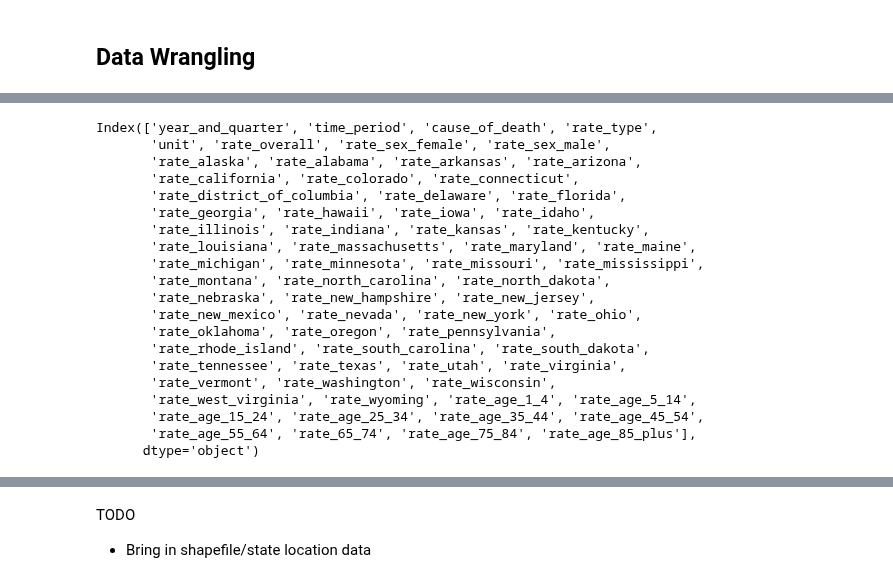
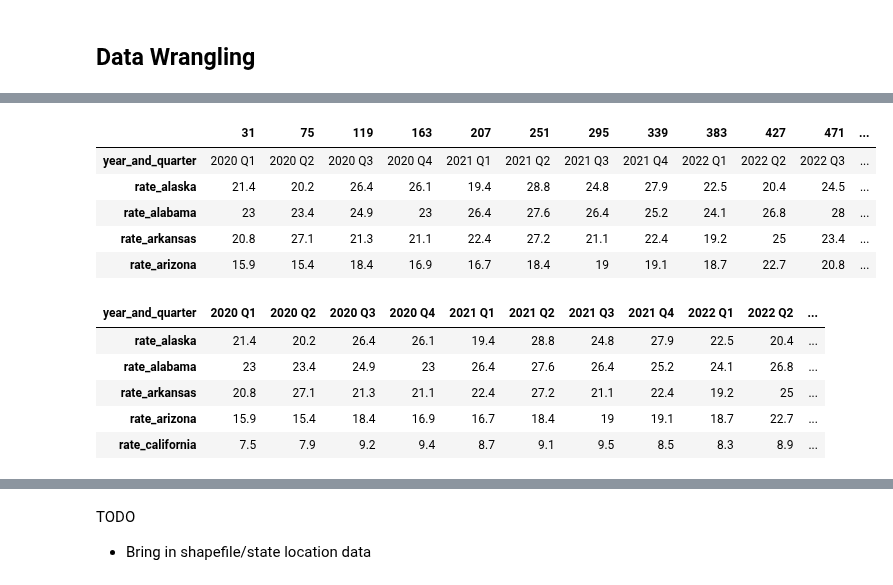
Before and after one commit to andrewbowen19/storiesDATA608, a Jupyter notebook: story3.ipynb, the cells around one changed output, grey strips where cells are left out. Cells and saved outputs as stored; diff of their text form; code cells hidden in the pictures.

```diff
--- a/story3.ipynb
+++ b/story3.ipynb
@@ -46,23 +58,37 @@ df.loc[df.cause_of_death == "Firearm-related injury"]
+# %%
+state_cols = ['year_and_quarter', 'rate_alaska', 'rate_alabama', 'rate_arkansas', 'rate_arizona',
+       'rate_california', 'rate_colorado', 'rate_connecticut',
+       'rate_district_of_columbia', 'rate_delaware', 'rate_florida',
+       'rate_georgia', 'rate_hawaii', 'rate_iowa', 'rate_idaho',
+       'rate_illinois', 'rate_indiana', 'rate_kansas', 'rate_kentucky',
+       'rate_louisiana', 'rate_massachusetts', 'rate_maryland', 'rate_maine',
+       'rate_michigan', 'rate_minnesota', 'rate_missouri', 'rate_mississippi',
+       'rate_montana', 'rate_north_carolina', 'rate_north_dakota',
+       'rate_nebraska', 'rate_new_hampshire', 'rate_new_jersey',
+       'rate_new_mexico', 'rate_nevada', 'rate_new_york', 'rate_ohio',
+       'rate_oklahoma', 'rate_oregon', 'rate_pennsylvania',
+       'rate_rhode_island', 'rate_south_carolina', 'rate_south_dakota',
+       'rate_tennessee', 'rate_texas', 'rate_utah', 'rate_virginia',
+       'rate_vermont', 'rate_washington', 'rate_wisconsin',
+       'rate_west_virginia', 'rate_wyoming', 'rate_overall']
+df = df[state_cols].transpose()
+df.head()
+# %% [output]
+|  | 31 | 75 | 119 | 163 | 207 | 251 | 295 | 339 | 383 | 427 | 471 | ... |
+| year_and_quarter | 2020 Q1 | 2020 Q2 | 2020 Q3 | 2020 Q4 | 2021 Q1 | 2021 Q2 | 2021 Q3 | 2021 Q4 | 2022 Q1 | 2022 Q2 | 2022 Q3 | ... |
+| rate_alaska | 21.4 | 20.2 | 26.4 | 26.1 | 19.4 | 28.8 | 24.8 | 27.9 | 22.5 | 20.4 | 24.5 | ... |
+| rate_alabama | 23 | 23.4 | 24.9 | 23 | 26.4 | 27.6 | 26.4 | 25.2 | 24.1 | 26.8 | 28 | ... |
+| rate_arkansas | 20.8 | 27.1 | 21.3 | 21.1 | 22.4 | 27.2 | 21.1 | 22.4 | 19.2 | 25 | 23.4 | ... |
+| rate_arizona | 15.9 | 15.4 | 18.4 | 16.9 | 16.7 | 18.4 | 19 | 19.1 | 18.7 | 22.7 | 20.8 | ... |
 # %%
-df.columns
+df.columns = df.iloc[0]
-# %% [output]
-Index(['year_and_quarter', 'time_period', 'cause_of_death', 'rate_type',
-       'unit', 'rate_overall', 'rate_sex_female', 'rate_sex_male',
-       'rate_alaska', 'rate_alabama', 'rate_arkansas', 'rate_arizona',
-       'rate_california', 'rate_colorado', 'rate_connecticut',
-       'rate_district_of_columbia', 'rate_delaware', 'rate_florida',
-       'rate_georgia', 'rate_hawaii', 'rate_iowa', 'rate_idaho',
-       'rate_illinois', 'rate_indiana', 'rate_kansas', 'rate_kentucky',
-       'rate_louisiana', 'rate_massachusetts', 'rate_maryland', 'rate_maine',
-       'rate_michigan', 'rate_minnesota', 'rate_missouri', 'rate_mississippi',
-       'rate_montana', 'rate_north_carolina', 'rate_north_dakota',
-       'rate_nebraska', 'rate_new_hampshire', 'rate_new_jersey',
-       'rate_new_mexico', 'rate_nevada', 'rate_new_york', 'rate_ohio',
-       'rate_oklahoma', 'rate_oregon', 'rate_pennsylvania',
-       'rate_rhode_island', 'rate_south_carolina', 'rate_south_dakota',
-       'rate_tennessee', 'rate_texas', 'rate_utah', 'rate_virginia',
-       'rate_vermont', 'rate_washington', 'rate_wisconsin',
-       'rate_west_virginia', 'rate_wyoming', 'rate_age_1_4', 'rate_age_5_14',
-       'rate_age_15_24', 'rate_age_25_34', 'rate_age_35_44', 'rate_age_45_54',
-       'rate_age_55_64', 'rate_65_74', 'rate_age_75_84', 'rate_age_85_plus'],
-      dtype='object')
+# %%
+df = df.iloc[1:]
+df.head()
+# %% [output]
+| year_and_quarter | 2020 Q1 | 2020 Q2 | 2020 Q3 | 2020 Q4 | 2021 Q1 | 2021 Q2 | 2021 Q3 | 2021 Q4 | 2022 Q1 | 2022 Q2 | ... |
+| rate_alaska | 21.4 | 20.2 | 26.4 | 26.1 | 19.4 | 28.8 | 24.8 | 27.9 | 22.5 | 20.4 | ... |
+| rate_alabama | 23 | 23.4 | 24.9 | 23 | 26.4 | 27.6 | 26.4 | 25.2 | 24.1 | 26.8 | ... |
+| rate_arkansas | 20.8 | 27.1 | 21.3 | 21.1 | 22.4 | 27.2 | 21.1 | 22.4 | 19.2 | 25 | ... |
+| rate_arizona | 15.9 | 15.4 | 18.4 | 16.9 | 16.7 | 18.4 | 19 | 19.1 | 18.7 | 22.7 | ... |
+| rate_california | 7.5 | 7.9 | 9.2 | 9.4 | 8.7 | 9.1 | 9.5 | 8.5 | 8.3 | 8.9 | ... |
```
Also changed, not shown: parts of 11 cells of this notebook, 11 other files.
